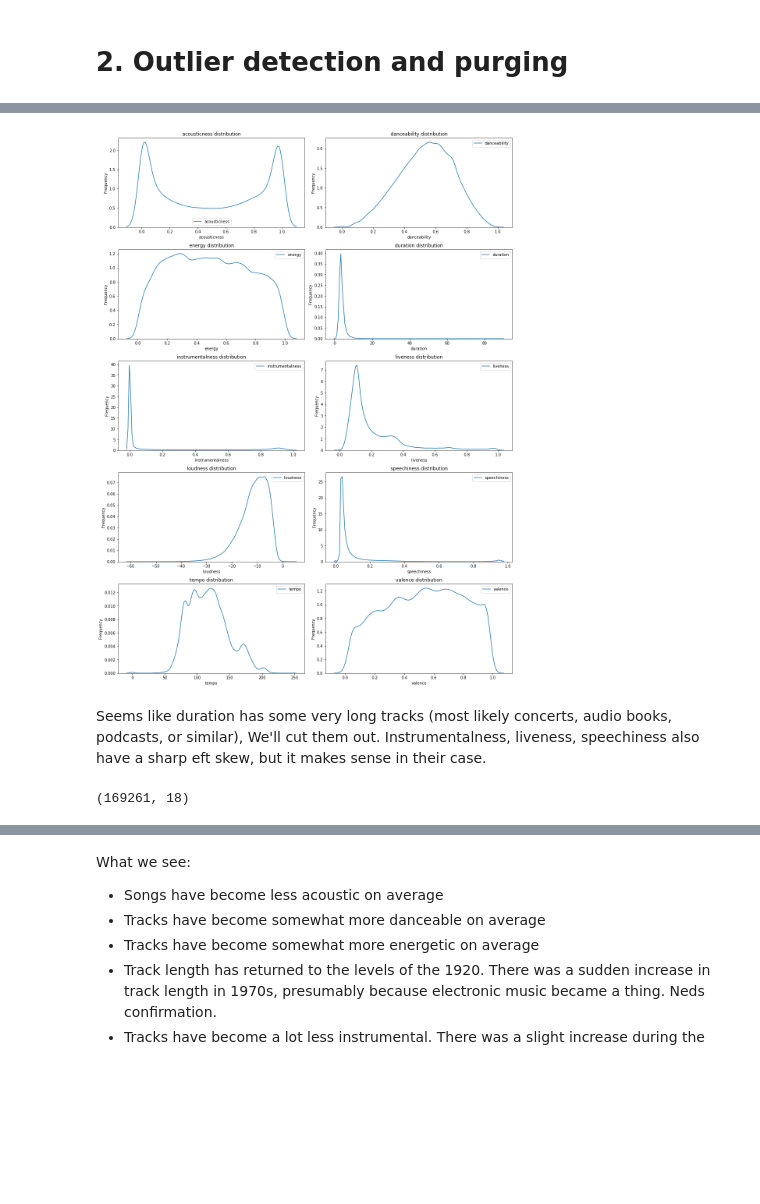
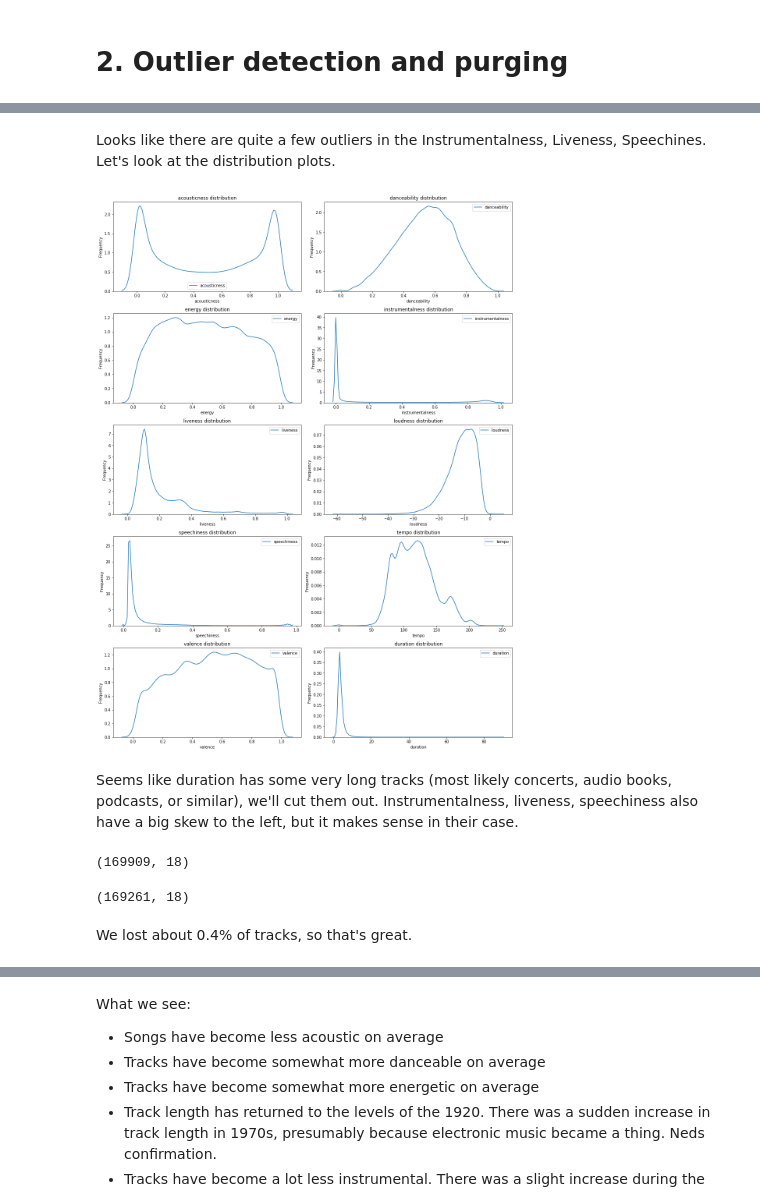
Before and after one commit to romandek/spotify-EDA, a Jupyter notebook: spotify-eda.ipynb, the cells around one changed output, grey strips where cells are left out. Drawn from its saved outputs; the diff is of its cells as text; code cells hidden in the pictures; blank space fills up the shorter version.

```diff
--- a/spotify-eda.ipynb
+++ b/spotify-eda.ipynb
@@ -142,0 +148,2 @@ tracks.describe()
+# %%
+columns = ['acousticness', 'danceability', 'energy', 'instrumentalness', 'liveness', 'loudness', 'speechiness', 'tempo', 'valence', 'duration']
@@ -143,20 +155,24 @@ tracks.describe()
+# %% [markdown]
+Looks like there are quite a few outliers in the Instrumentalness, Liveness, Speechines. Let's look at the distribution plots.
 # %%
-columns = ['acousticness', 'danceability', 'energy', 'duration', 'instrumentalness', 'liveness', 'loudness', 'speechiness', 'tempo', 'valence']
-
 tracks_sample = tracks
 
 fig = plt.figure(figsize=(15,20))
 for column, i in zip(columns, range(1,len(columns)+1)):
     ax = fig.add_subplot(5,2,i)
     sns.kdeplot(tracks[column])
     plt.title('{} distribution'.format(column))
     plt.xlabel(column)
     plt.ylabel('Frequency')
 fig.tight_layout(pad=1)
 # %% [output]
-[figure, old version]
+[figure, new version]
 # %% [markdown]
-Seems like duration has some very long tracks (most likely concerts, audio books, podcasts, or similar), We'll cut them out. Instrumentalness, liveness, speechiness also have a sharp eft skew, but it makes sense in their case.
+Seems like duration has some very long tracks (most likely concerts, audio books, podcasts, or similar), we'll cut them out. Instrumentalness, liveness, speechiness also have a big skew to the left, but it makes sense in their case.
+# %%
+tracks.shape
+# %% [output]
+(169909, 18)
 # %%
 # While there are few songs lasting over 15 minutes, those are generally outliers, and will skew our analysis, so we'll take songs shorter thaN 15 minutes
 tracks = tracks[tracks['duration'] <= 15]
@@ -165,2 +180,4 @@ tracks.shape
 # %% [output]
 (169261, 18)
+# %% [markdown]
+We lost about 0.4% of tracks, so that's great.
```
Also changed, not shown: parts of 35 cells of this notebook.
